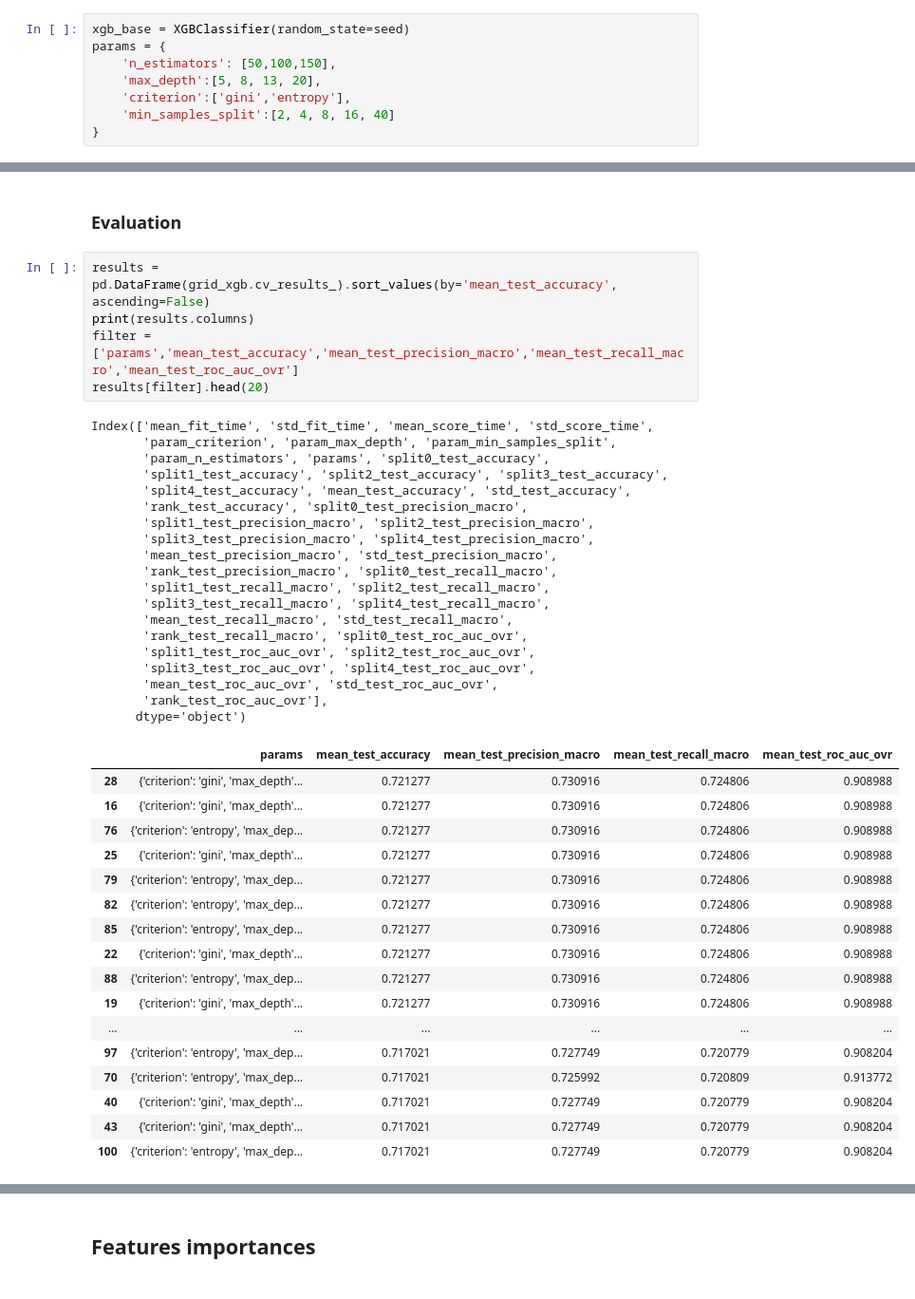
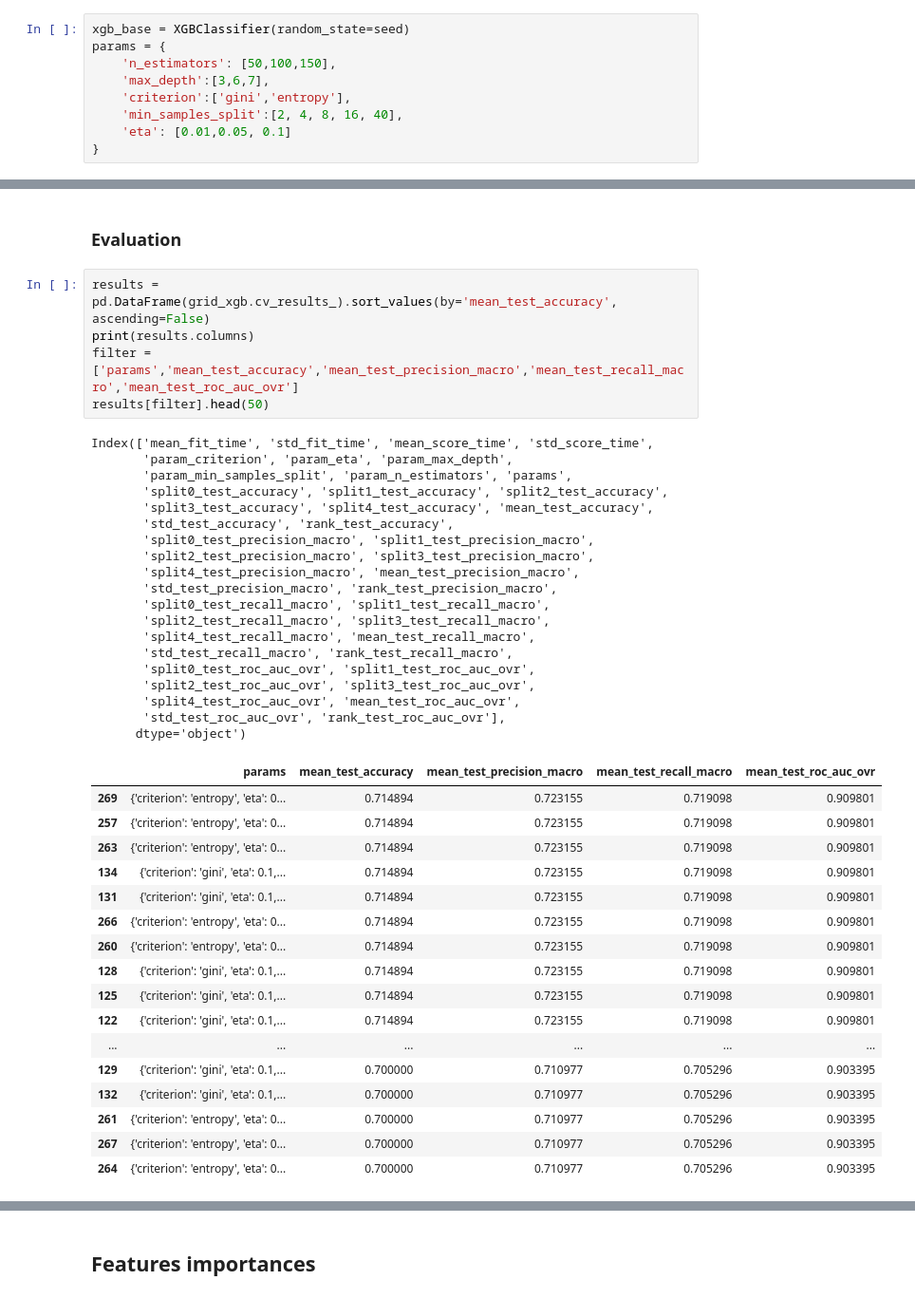
Before and after one commit to alfredcargar/master-thesis, a Jupyter notebook: notebooks/classification_model.ipynb, the cells around one changed output, grey strips where cells are left out. Shown at 95% size. Saved outputs shown, nothing was run; the diff lists cells and outputs as text.

```diff
--- a/notebooks/classification_model.ipynb
+++ b/notebooks/classification_model.ipynb
@@ -346,9 +347,10 @@ x_train, x_test, y_train, y_test = train_test_split(df_features, df['capacity_le
 xgb_base = XGBClassifier(random_state=seed)
 params = {
     'n_estimators': [50,100,150],
-    'max_depth':[5, 8, 13, 20],
+    'max_depth':[3,6,7],
     'criterion':['gini','entropy'],
-    'min_samples_split':[2, 4, 8, 16, 40]
+    'min_samples_split':[2, 4, 8, 16, 40],
+    'eta': [0.01,0.05, 0.1]
 }
 # %%
 grid_xgb = GridSearchCV(
@@ -382,44 +384,44 @@ GridSearchCV(cv=5,
 # %%
 results = pd.DataFrame(grid_xgb.cv_results_).sort_values(by='mean_test_accuracy', ascending=False)
 print(results.columns)
 filter = ['params','mean_test_accuracy','mean_test_precision_macro','mean_test_recall_macro','mean_test_roc_auc_ovr']
-results[filter].head(20)
+results[filter].head(50)
 # %% [output]
 Index(['mean_fit_time', 'std_fit_time', 'mean_score_time', 'std_score_time',
-       'param_criterion', 'param_max_depth', 'param_min_samples_split',
-       'param_n_estimators', 'params', 'split0_test_accuracy',
-       'split1_test_accuracy', 'split2_test_accuracy', 'split3_test_accuracy',
-       'split4_test_accuracy', 'mean_test_accuracy', 'std_test_accuracy',
-       'rank_test_accuracy', 'split0_test_precision_macro',
-       'split1_test_precision_macro', 'split2_test_precision_macro',
-       'split3_test_precision_macro', 'split4_test_precision_macro',
-       'mean_test_precision_macro', 'std_test_precision_macro',
-       'rank_test_precision_macro', 'split0_test_recall_macro',
-       'split1_test_recall_macro', 'split2_test_recall_macro',
-       'split3_test_recall_macro', 'split4_test_recall_macro',
-       'mean_test_recall_macro', 'std_test_recall_macro',
-       'rank_test_recall_macro', 'split0_test_roc_auc_ovr',
-       'split1_test_roc_auc_ovr', 'split2_test_roc_auc_ovr',
-       'split3_test_roc_auc_ovr', 'split4_test_roc_auc_ovr',
-       'mean_test_roc_auc_ovr', 'std_test_roc_auc_ovr',
-       'rank_test_roc_auc_ovr'],
+       'param_criterion', 'param_eta', 'param_max_depth',
+       'param_min_samples_split', 'param_n_estimators', 'params',
+       'split0_test_accuracy', 'split1_test_accuracy', 'split2_test_accuracy',
+       'split3_test_accuracy', 'split4_test_accuracy', 'mean_test_accuracy',
+       'std_test_accuracy', 'rank_test_accuracy',
+       'split0_test_precision_macro', 'split1_test_precision_macro',
+       'split2_test_precision_macro', 'split3_test_precision_macro',
+       'split4_test_precision_macro', 'mean_test_precision_macro',
+       'std_test_precision_macro', 'rank_test_precision_macro',
+       'split0_test_recall_macro', 'split1_test_recall_macro',
+       'split2_test_recall_macro', 'split3_test_recall_macro',
+       'split4_test_recall_macro', 'mean_test_recall_macro',
+       'std_test_recall_macro', 'rank_test_recall_macro',
+       'split0_test_roc_auc_ovr', 'split1_test_roc_auc_ovr',
+       'split2_test_roc_auc_ovr', 'split3_test_roc_auc_ovr',
+       'split4_test_roc_auc_ovr', 'mean_test_roc_auc_ovr',
+       'std_test_roc_auc_ovr', 'rank_test_roc_auc_ovr'],
       dtype='object')
 |  | params | mean_test_accuracy | mean_test_precision_macro | mean_test_recall_macro | mean_test_roc_auc_ovr |
-| 28 | {'criterion': 'gini', 'max_depth'... | 0.721277 | 0.730916 | 0.724806 | 0.908988 |
-| 16 | {'criterion': 'gini', 'max_depth'... | 0.721277 | 0.730916 | 0.724806 | 0.908988 |
-| 76 | {'criterion': 'entropy', 'max_dep... | 0.721277 | 0.730916 | 0.724806 | 0.908988 |
-| 25 | {'criterion': 'gini', 'max_depth'... | 0.721277 | 0.730916 | 0.724806 | 0.908988 |
-| 79 | {'criterion': 'entropy', 'max_dep... | 0.721277 | 0.730916 | 0.724806 | 0.908988 |
-| 82 | {'criterion': 'entropy', 'max_dep... | 0.721277 | 0.730916 | 0.724806 | 0.908988 |
-| 85 | {'criterion': 'entropy', 'max_dep... | 0.721277 | 0.730916 | 0.724806 | 0.908988 |
-| 22 | {'criterion': 'gini', 'max_depth'... | 0.721277 | 0.730916 | 0.724806 | 0.908988 |
-| 88 | {'criterion': 'entropy', 'max_dep... | 0.721277 | 0.730916 | 0.724806 | 0.908988 |
-| 19 | {'criterion': 'gini', 'max_depth'... | 0.721277 | 0.730916 | 0.724806 | 0.908988 |
+| 269 | {'criterion': 'entropy', 'eta': 0... | 0.714894 | 0.723155 | 0.719098 | 0.909801 |
+| 257 | {'criterion': 'entropy', 'eta': 0... | 0.714894 | 0.723155 | 0.719098 | 0.909801 |
+| 263 | {'criterion': 'entropy', 'eta': 0... | 0.714894 | 0.723155 | 0.719098 | 0.909801 |
+| 134 | {'criterion': 'gini', 'eta': 0.1,... | 0.714894 | 0.723155 | 0.719098 | 0.909801 |
+| 131 | {'criterion': 'gini', 'eta': 0.1,... | 0.714894 | 0.723155 | 0.719098 | 0.909801 |
+| 266 | {'criterion': 'entropy', 'eta': 0... | 0.714894 | 0.723155 | 0.719098 | 0.909801 |
+| 260 | {'criterion': 'entropy', 'eta': 0... | 0.714894 | 0.723155 | 0.719098 | 0.909801 |
+| 128 | {'criterion': 'gini', 'eta': 0.1,... | 0.714894 | 0.723155 | 0.719098 | 0.909801 |
+| 125 | {'criterion': 'gini', 'eta': 0.1,... | 0.714894 | 0.723155 | 0.719098 | 0.909801 |
+| 122 | {'criterion': 'gini', 'eta': 0.1,... | 0.714894 | 0.723155 | 0.719098 | 0.909801 |
 | ... | ... | ... | ... | ... | ... |
-| 97 | {'criterion': 'entropy', 'max_dep... | 0.717021 | 0.727749 | 0.720779 | 0.908204 |
-| 70 | {'criterion': 'entropy', 'max_dep... | 0.717021 | 0.725992 | 0.720809 | 0.913772 |
-| 40 | {'criterion': 'gini', 'max_depth'... | 0.717021 | 0.727749 | 0.720779 | 0.908204 |
-| 43 | {'criterion': 'gini', 'max_depth'... | 0.717021 | 0.727749 | 0.720779 | 0.908204 |
-| 100 | {'criterion': 'entropy', 'max_dep... | 0.717021 | 0.727749 | 0.720779 | 0.908204 |
+| 129 | {'criterion': 'gini', 'eta': 0.1,... | 0.700000 | 0.710977 | 0.705296 | 0.903395 |
+| 132 | {'criterion': 'gini', 'eta': 0.1,... | 0.700000 | 0.710977 | 0.705296 | 0.903395 |
+| 261 | {'criterion': 'entropy', 'eta': 0... | 0.700000 | 0.710977 | 0.705296 | 0.903395 |
+| 267 | {'criterion': 'entropy', 'eta': 0... | 0.700000 | 0.710977 | 0.705296 | 0.903395 |
+| 264 | {'criterion': 'entropy', 'eta': 0... | 0.700000 | 0.710977 | 0.705296 | 0.903395 |
 # %%
 # best candidates
```
Also changed, not shown: parts of 15 cells of this notebook.
